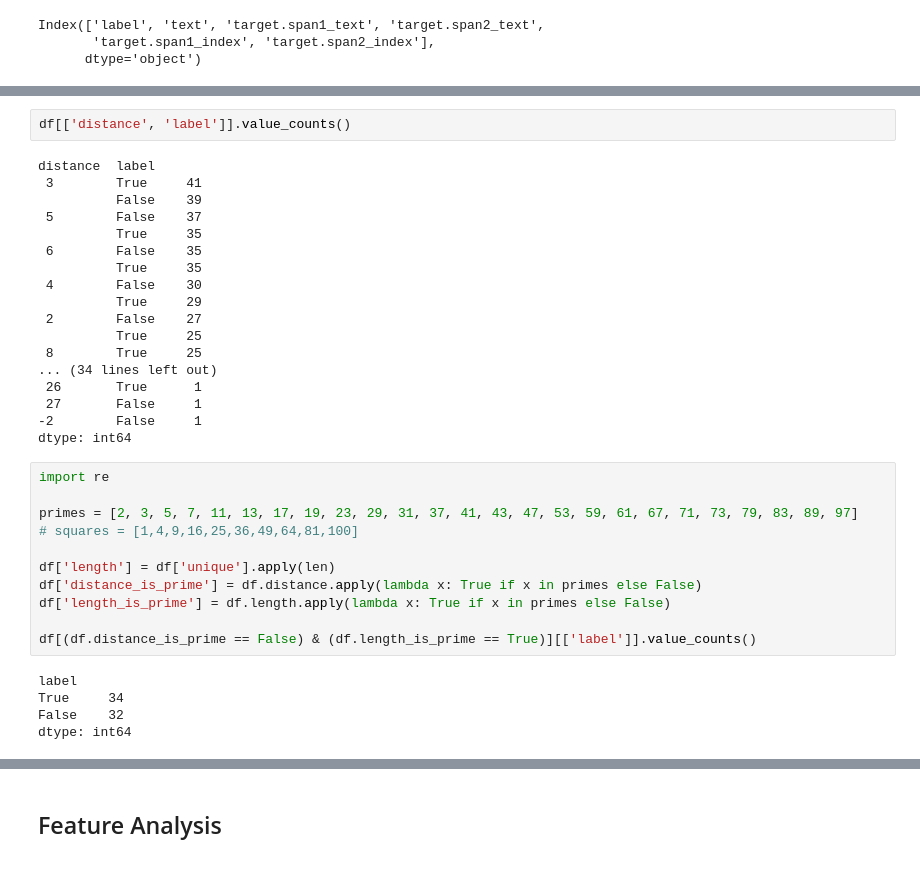
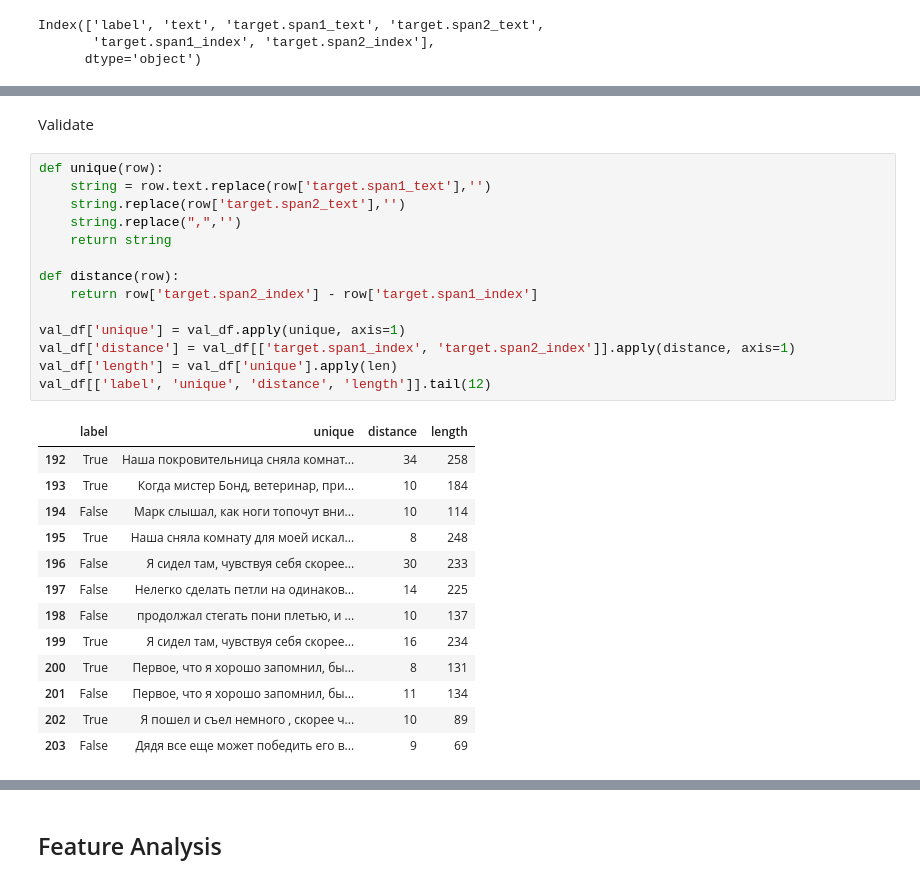
Before and after one commit to tatiana-iazykova/2020_HACK_RUSSIANSUPERGLUE, a Jupyter notebook: RSG_RWSD.ipynb, the cells around one changed output, grey strips where cells are left out. Drawn from its saved outputs; the diff is of its cells as text.

```diff
--- a/RSG_RWSD.ipynb
+++ b/RSG_RWSD.ipynb
@@ -243,36 +410,30 @@ df[['label', 'unique', 'distance']].head(12)
-# %%
-df[['distance', 'label']].value_counts()
-# %% [output]
-distance  label
- 3        True     41
-          False    39
- 5        False    37
-          True     35
- 6        False    35
-          True     35
- 4        False    30
-          True     29
- 2        False    27
-          True     25
- 8        True     25
-... (34 lines left out)
- 26       True      1
- 27       False     1
--2        False     1
-dtype: int64
-# %%
-import re
-
-primes = [2, 3, 5, 7, 11, 13, 17, 19, 23, 29, 31, 37, 41, 43, 47, 53, 59, 61, 67, 71, 73, 79, 83, 89, 97]
-# squares = [1,4,9,16,25,36,49,64,81,100]
-
-df['length'] = df['unique'].apply(len)
-df['distance_is_prime'] = df.distance.apply(lambda x: True if x in primes else False)
-df['length_is_prime'] = df.length.apply(lambda x: True if x in primes else False)
-
-df[(df.distance_is_prime == False) & (df.length_is_prime == True)][['label']].value_counts()
-# %% [output]
-label
-True     34
-False    32
-dtype: int64
+# %% [markdown]
+Validate
+# %%
+def unique(row):
+    string = row.text.replace(row['target.span1_text'],'')
+    string.replace(row['target.span2_text'],'')
+    string.replace(",",'')
+    return string
+
+def distance(row):
+    return row['target.span2_index'] - row['target.span1_index']
+
+val_df['unique'] = val_df.apply(unique, axis=1)
+val_df['distance'] = val_df[['target.span1_index', 'target.span2_index']].apply(distance, axis=1)
+val_df['length'] = val_df['unique'].apply(len)
+val_df[['label', 'unique', 'distance', 'length']].tail(12)
+# %% [output]
+|  | label | unique | distance | length |
+| 192 | True | Наша покровительница сняла комнат... | 34 | 258 |
+| 193 | True | Когда мистер Бонд, ветеринар, при... | 10 | 184 |
+| 194 | False | Марк слышал, как ноги топочут вни... | 10 | 114 |
+| 195 | True | Наша сняла комнату для моей искал... | 8 | 248 |
+| 196 | False | Я сидел там, чувствуя себя скорее... | 30 | 233 |
+| 197 | False | Нелегко cделать петли на одинаков... | 14 | 225 |
+| 198 | False | продолжал стегать пони плетью, и ... | 10 | 137 |
+| 199 | True | Я сидел там, чувствуя себя скорее... | 16 | 234 |
+| 200 | True | Первое, что я хорошо запомнил, бы... | 8 | 131 |
+| 201 | False | Первое, что я хорошо запомнил, бы... | 11 | 134 |
+| 202 | True | Я пошел и съел немного , скорее ч... | 10 | 89 |
+| 203 | False | Дядя все еще может победить его в... | 9 | 69 |
```
Also changed, not shown: parts of 21 cells of this notebook.
